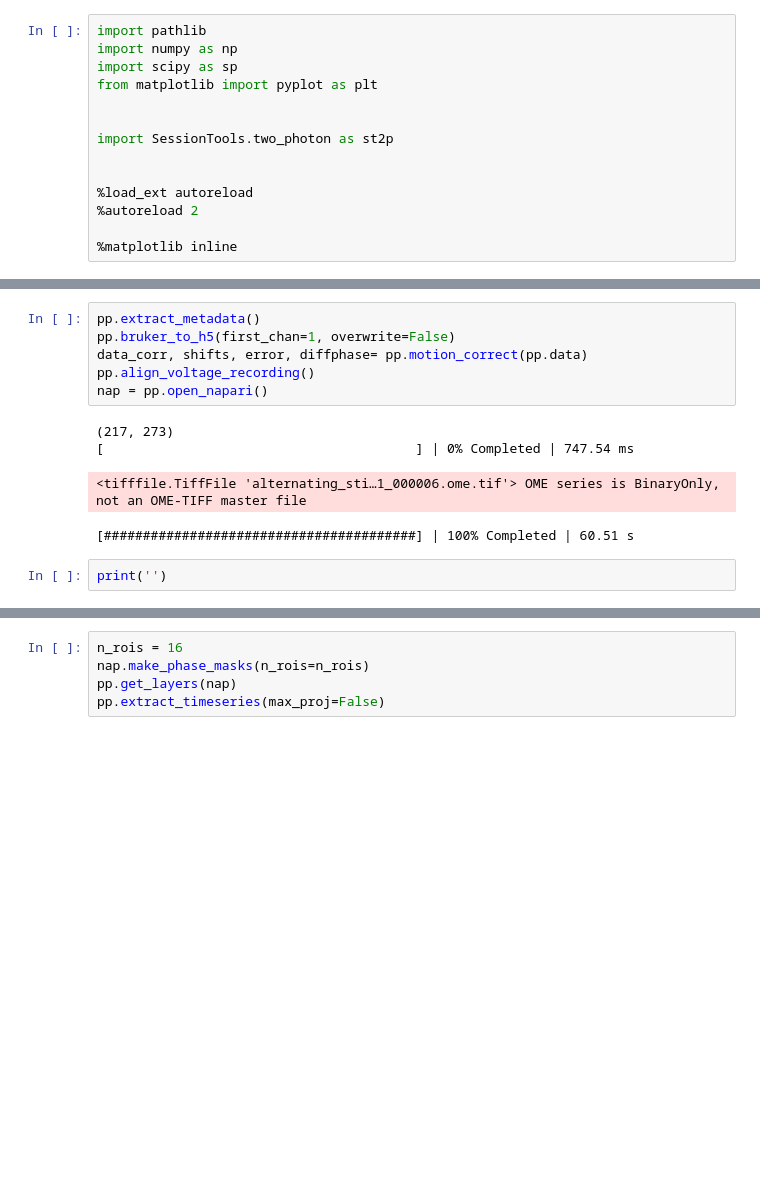
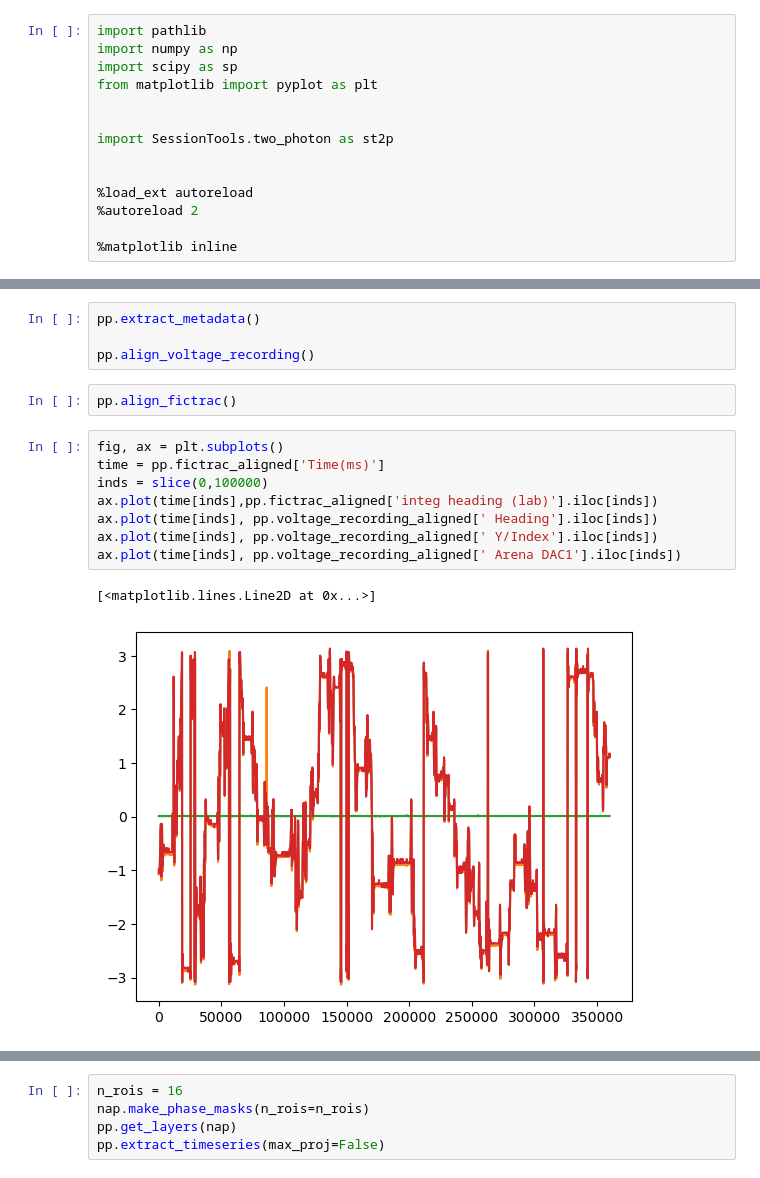
Before and after one commit to yfisher-lab/NeuromodPlasticity, a Jupyter notebook: Notebooks/SingleSessionPreprocessing.ipynb, the cells around one changed output, grey strips where cells are left out. Cells and saved outputs as stored; diff of their text form; blank space fills up the shorter version.

```diff
--- a/Notebooks/SingleSessionPreprocessing.ipynb
+++ b/Notebooks/SingleSessionPreprocessing.ipynb
@@ -31,13 +48,17 @@ pp = st2p.preprocessing.EBImagingSession(session_info = session_info,
 # %%
 pp.extract_metadata()
-pp.bruker_to_h5(first_chan=1, overwrite=False)
-data_corr, shifts, error, diffphase= pp.motion_correct(pp.data)
+
 pp.align_voltage_recording()
-nap = pp.open_napari()
-# %% [output]
-(217, 273)
-[                                        ] | 0% Completed | 747.54 ms
-<tifffile.TiffFile 'alternating_sti…1_000006.ome.tif'> OME series is BinaryOnly, not an OME-TIFF master file
-[########################################] | 100% Completed | 60.51 s
-# %%
-print('')
+# %%
+pp.align_fictrac()
+# %%
+fig, ax = plt.subplots()
+time = pp.fictrac_aligned['Time(ms)']
+inds = slice(0,100000)
+ax.plot(time[inds],pp.fictrac_aligned['integ heading (lab)'].iloc[inds])
+ax.plot(time[inds], pp.voltage_recording_aligned[' Heading'].iloc[inds])
+ax.plot(time[inds], pp.voltage_recording_aligned[' Y/Index'].iloc[inds])
+ax.plot(time[inds], pp.voltage_recording_aligned[' Arena DAC1'].iloc[inds])
+# %% [output]
+[<matplotlib.lines.Line2D at 0x...>]
+[figure, added]
```
Also changed, not shown: parts of 13 cells of this notebook, 24 other files.
